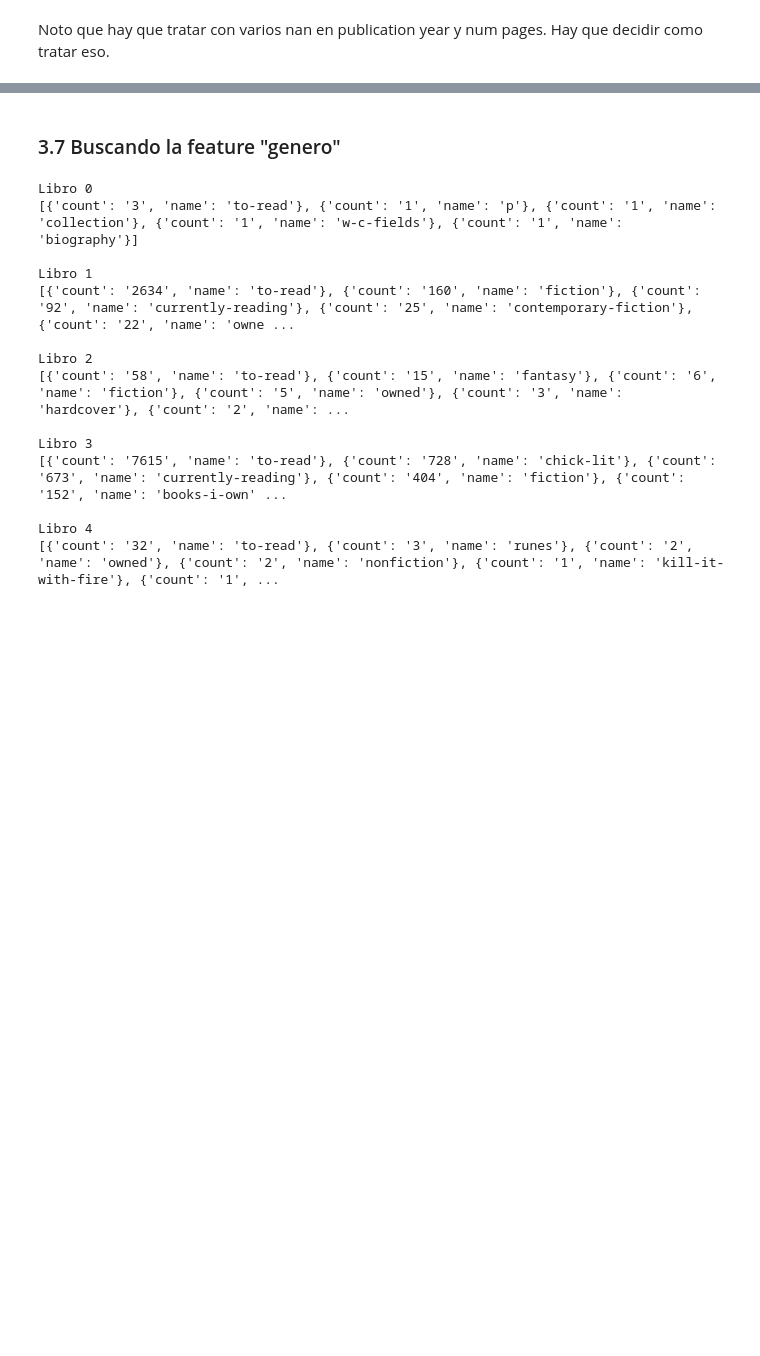
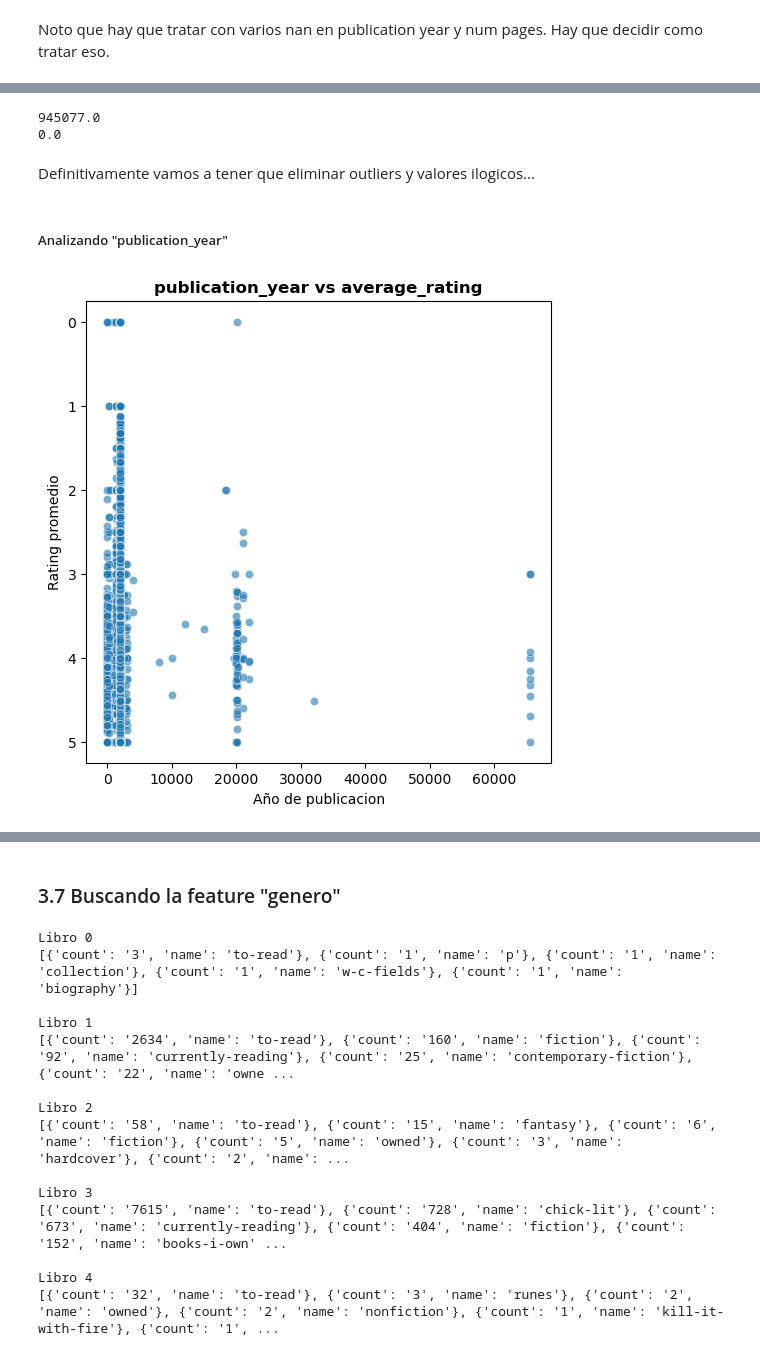
Before and after one commit to SolGarciaPereyra/Clasificador_Recomendador_Libros, a Jupyter notebook: eda_y_preprocesamiento.ipynb, the cells around one changed output, grey strips where cells are left out. Drawn from its saved outputs; the diff is of its cells as text; code cells hidden in the pictures; blank space fills up the shorter version.

```diff
--- a/eda_y_preprocesamiento.ipynb
+++ b/eda_y_preprocesamiento.ipynb
@@ -205,0 +258,19 @@ Noto que hay que tratar con varios nan en publication year y num pages. Hay que
+# %%
+print(df_us_en["num_pages"].max())
+print(df_us_en["num_pages"].min())
+# %% [output]
+945077.0
+0.0
+# %% [markdown]
+Definitivamente vamos a tener que eliminar outliers y valores ilogicos...
+# %% [markdown]
+##### Analizando "publication_year"
+# %%
+plt.figure(figsize = (6, 6))
+sns.scatterplot(data = df_us_en, x = "publication_year", y = "average_rating", alpha = 0.6)
+plt.xlabel("Año de publicacion")
+plt.ylabel("Rating promedio")
+plt.title("publication_year vs average_rating", fontweight = "bold")
+plt.show()
+# %% [output]
+[figure, added]
```
Also changed, not shown: parts of 11 cells of this notebook, 2 other files.
